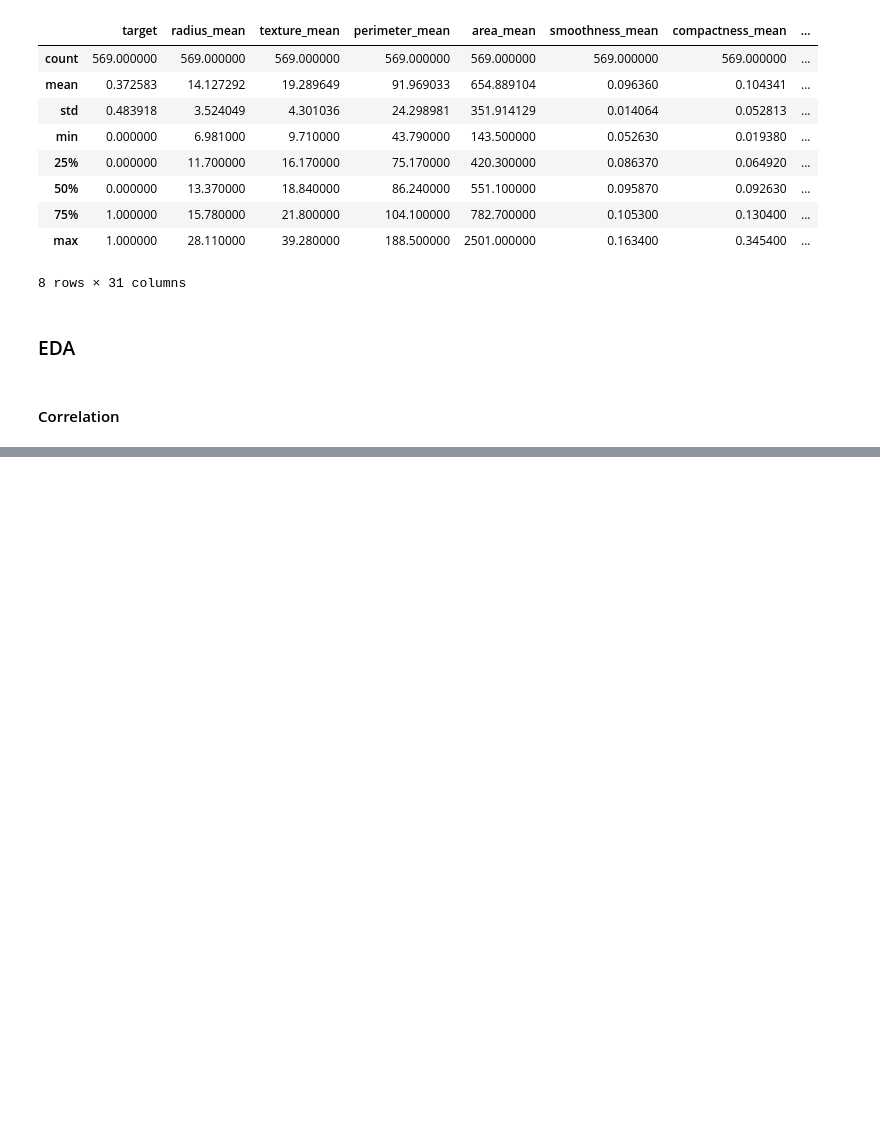
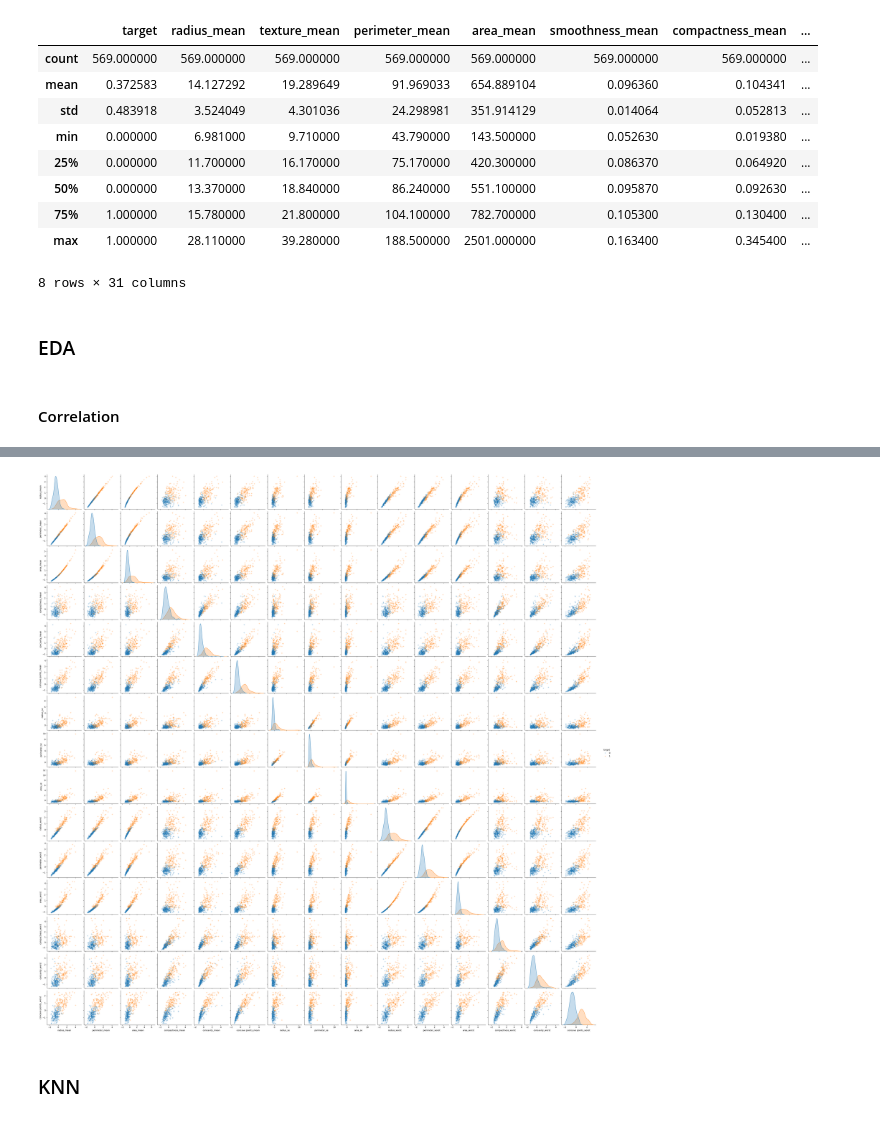
Before and after one commit to ebrukirikkayis/Breast-Cancer-Classification, a Jupyter notebook: breast_cancer.ipynb, the cells around one changed output, grey strips where cells are left out. Cells and saved outputs as stored; diff of their text form; code cells hidden in the pictures; blank space fills up the shorter version.

```diff
--- a/breast_cancer.ipynb
+++ b/breast_cancer.ipynb
@@ -119,0 +162,3 @@ plt.show()
+# %%
+test_size= 0.3
+X_train, X_test, Y_train, Y_test= train_test_split(x,y, test_size= test_size, random_state= 42)
@@ -119,0 +167,7 @@ plt.show()
+# %%
+scaler= StandardScaler()
+X_train= scaler.fit_transform(X_train)
+X_test= scaler.transform(X_test)        # x_test, x_train'e göre fit edilmiş scaleri kullanır, çünkü testin train'e uygun olması gerekir.
+# %%
+X_train_df= pd.DataFrame(X_train, columns= columns)
+X_train_df
@@ -119,0 +188,3 @@ plt.show()
+# %%
+X_train_df_describe= X_train_df.describe()
+X_train_df["target"]= Y_train
@@ -119,0 +202,7 @@ plt.show()
+# %%
+sns.pairplot(X_train_df[corr_features], diag_kind="kde", markers= "+", hue="target")
+plt.show()
+# %% [output]
+[figure, added]
+# %% [markdown]
+### KNN
```
Also changed, not shown: parts of 19 cells of this notebook.
